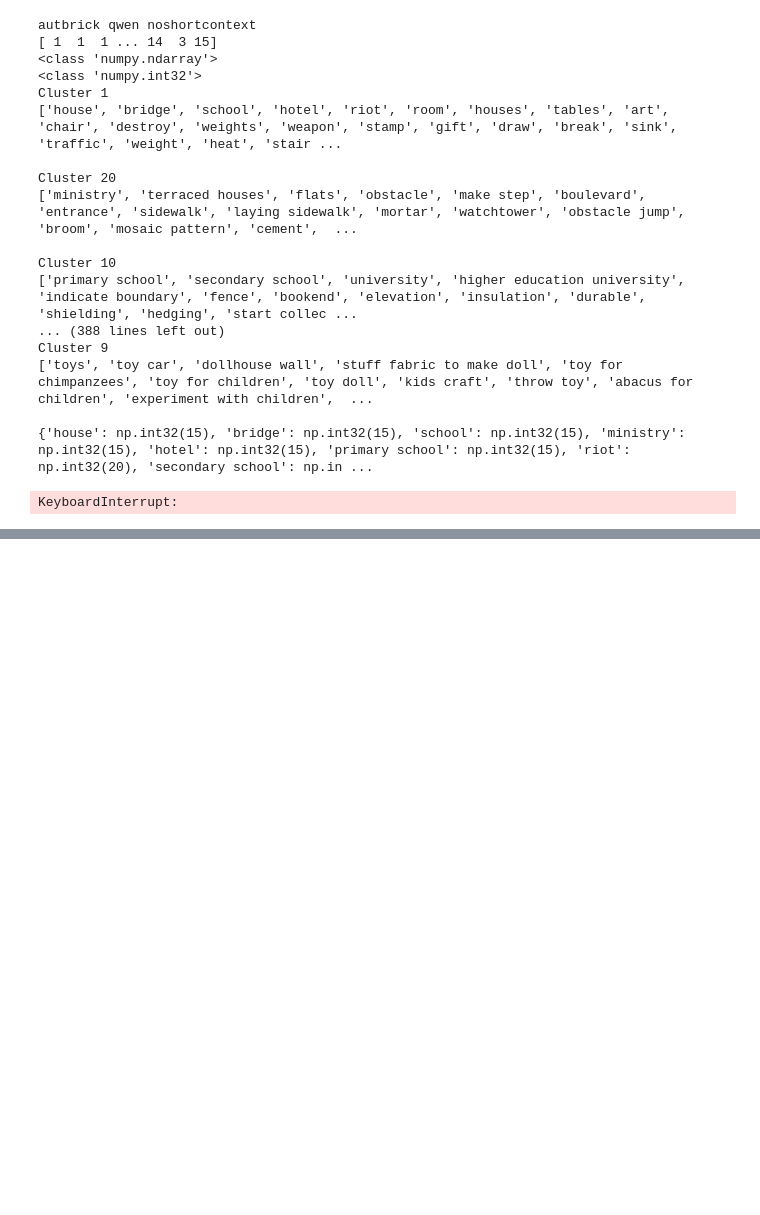
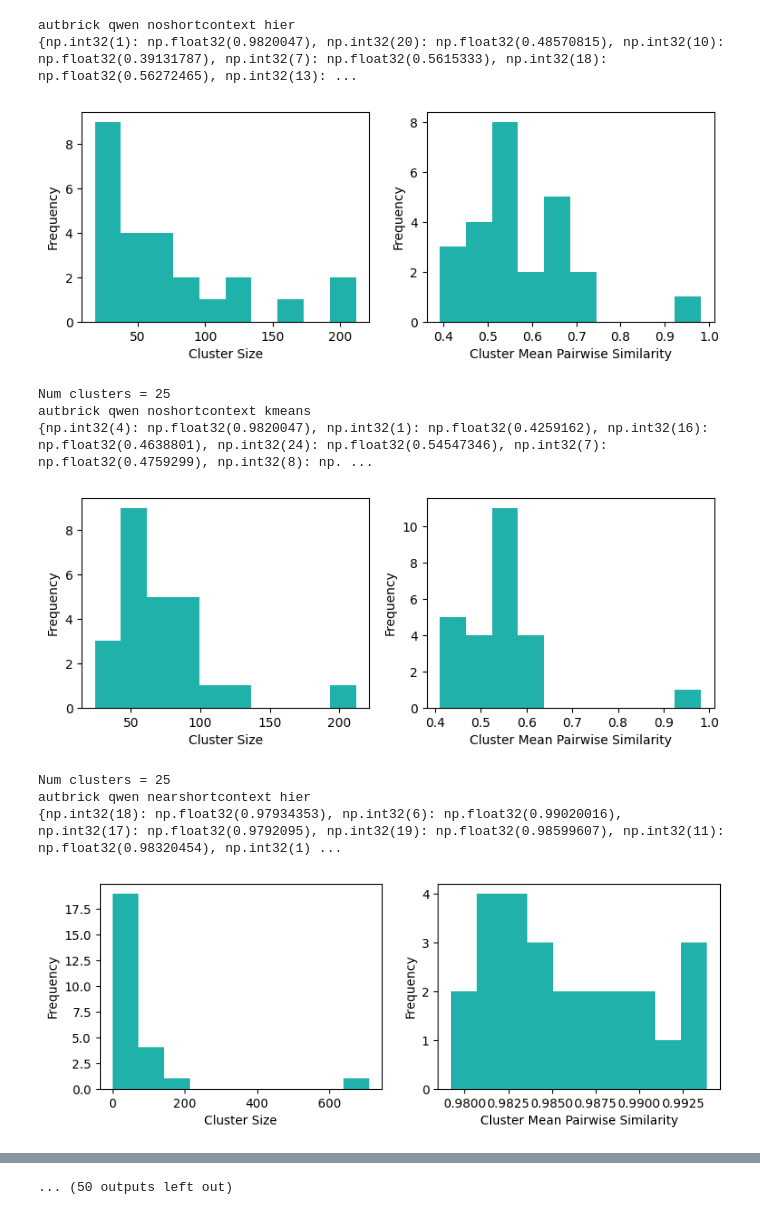
Before and after one commit to surabhisnath/process_modelling, a Jupyter notebook: scripts/cluster_consistency.ipynb, the cells around one changed output, grey strips where cells are left out. Drawn from its saved outputs; the diff is of its cells as text; code cells hidden in the pictures; blank space fills up the shorter version.

Commit message:
cluster agreement computed

```diff
--- a/scripts/cluster_consistency.ipynb
+++ b/scripts/cluster_consistency.ipynb
@@ -181,37 +187,36 @@ taskid = [2, 3, 1]
 # %%
 models = ["qwen", "stella", "gtelarge", "jxm"]
 contexts = ["noshortcontext", "nearshortcontext", "farshortcontext"]
+algos = ["hier", "kmeans"]
+
 # nocontext - only text embedding
 # nearcontext - task keyword (brick/paperclip/animal) + text embedding
 # farcontext - different task keyword (animal/brick/paperclip) + text embedding
 # %%
-printclusters = True
+printclusters = False
 # %%
 for i, textset in enumerate(texts):
     for model in models:
         for context in contexts:
-            print(tasks[i], model, context)
-            embeddings = pk.load(open(f"../embeddings/embeddings_{model}_{tasks[i]}_{context}.pk", "rb"))
-            response_to_cluster, cluster_to_response, num_clusters, minsim, meansim = perform_hierarchicalClustering(list(embeddings.values()), textset, ("maxclust", 25), printclusters)    # or ("distance", 1.89)
-            print(response_to_cluster)
-            print("Num clusters =", num_clusters)
-            write_category_SS_jump(taskid[i], model, context, embeddings, response_to_cluster)
+            for algo in algos:
+                print(tasks[i], model, context, algo)
+                embeddings = pk.load(open(f"../embeddings/embeddings_{model}_{tasks[i]}_{context}.pk", "rb"))
+                if algo == "hier":
+                    response_to_cluster, cluster_to_response, num_clusters, minsim, meansim = perform_hierarchicalClustering(list(embeddings.values()), textset, ("maxclust", 25), printclusters)    # or ("distance", 1.89)
+                elif algo == "kmeans":
+                    response_to_cluster, cluster_to_response, num_clusters, minsim, meansim = permform_KMeans(list(embeddings.values()), textset, ("maxclust", 25), printclusters)    # or ("distance", 1.89)
+
+                print("Num clusters =", num_clusters)
+                write_category_SS_jump(taskid[i], model, context, algo, embeddings, response_to_cluster)
 # %% [output]
-autbrick qwen noshortcontext
-[ 1  1  1 ... 14  3 15]
-<class 'numpy.ndarray'>
-<class 'numpy.int32'>
-Cluster 1
-['house', 'bridge', 'school', 'hotel', 'riot', 'room', 'houses', 'tables', 'art', 'chair', 'destroy', 'weights', 'weapon', 'stamp', 'gift', 'draw', 'break', 'sink', 'traffic', 'weight', 'heat', 'stair ...
-
-Cluster 20
-['ministry', 'terraced houses', 'flats', 'obstacle', 'make step', 'boulevard', 'entrance', 'sidewalk', 'laying sidewalk', 'mortar', 'watchtower', 'obstacle jump', 'broom', 'mosaic pattern', 'cement',  ...
-
-Cluster 10
-['primary school', 'secondary school', 'university', 'higher education university', 'indicate boundary', 'fence', 'bookend', 'elevation', 'insulation', 'durable', 'shielding', 'hedging', 'start collec ...
-... (388 lines left out)
-Cluster 9
-['toys', 'toy car', 'dollhouse wall', 'stuff fabric to make doll', 'toy for chimpanzees', 'toy for children', 'toy doll', 'kids craft', 'throw toy', 'abacus for children', 'experiment with children',  ...
-
-{'house': np.int32(15), 'bridge': np.int32(15), 'school': np.int32(15), 'ministry': np.int32(15), 'hotel': np.int32(15), 'primary school': np.int32(15), 'riot': np.int32(20), 'secondary school': np.in ...
+autbrick qwen noshortcontext hier
+{np.int32(1): np.float32(0.9820047), np.int32(20): np.float32(0.48570815), np.int32(10): np.float32(0.39131787), np.int32(7): np.float32(0.5615333), np.int32(18): np.float32(0.56272465), np.int32(13): ...
+[figure, added]
-KeyboardInterrupt:
+Num clusters = 25
+autbrick qwen noshortcontext kmeans
+{np.int32(4): np.float32(0.9820047), np.int32(1): np.float32(0.4259162), np.int32(16): np.float32(0.4638801), np.int32(24): np.float32(0.54547346), np.int32(7): np.float32(0.4759299), np.int32(8): np. ...
+[figure, added]
+Num clusters = 25
+autbrick qwen nearshortcontext hier
+{np.int32(18): np.float32(0.97934353), np.int32(6): np.float32(0.99020016), np.int32(17): np.float32(0.9792095), np.int32(19): np.float32(0.98599607), np.int32(11): np.float32(0.98320454), np.int32(1) ...
+[figure, added]
@@ -217,0 +235 @@ KeyboardInterrupt:
+... (50 outputs left out)
```
Also changed, not shown: parts of 22 cells of this notebook.
